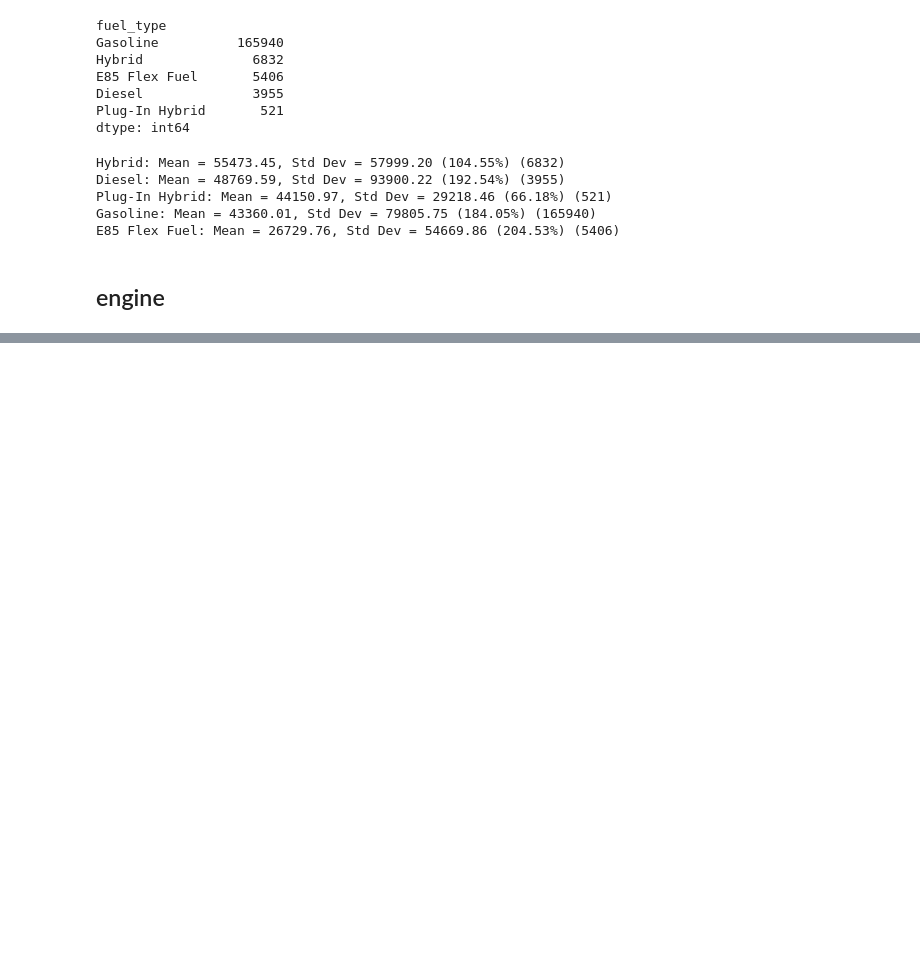
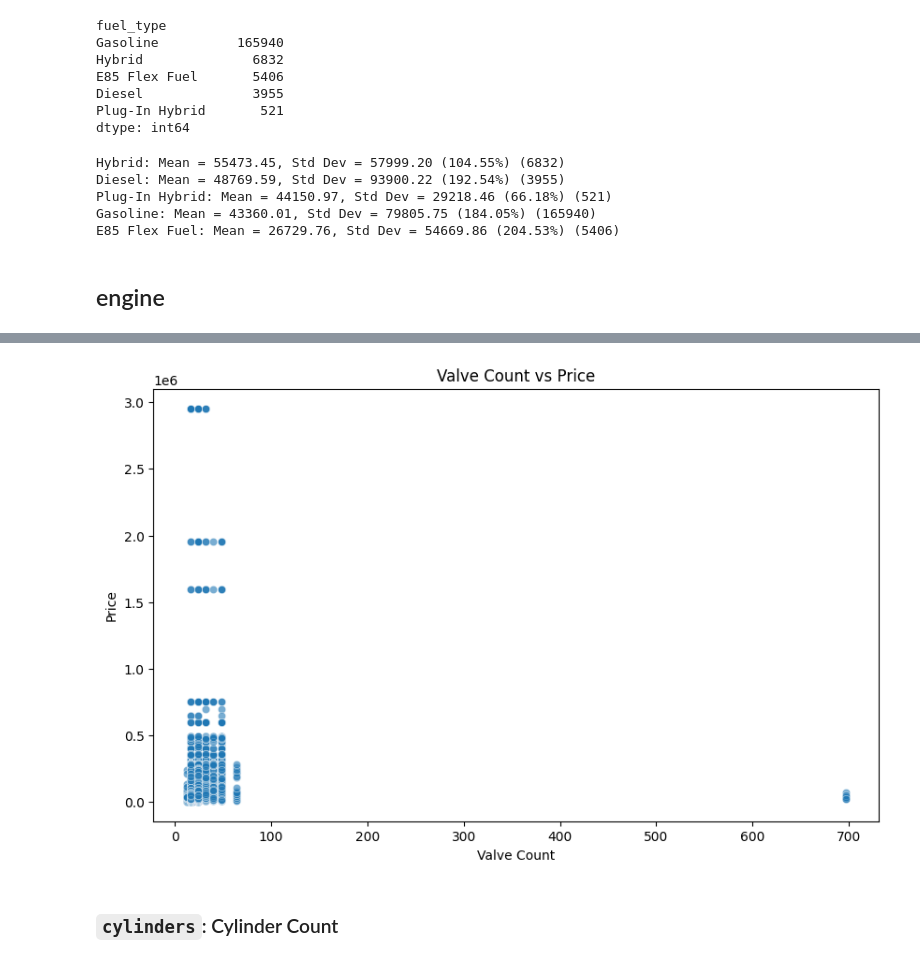
Before and after one commit to phlin0424/kaggle-car-price-pred, a Jupyter notebook: notebooks/eda.ipynb, the cells around one changed output, grey strips where cells are left out. Cells and saved outputs as stored; diff of their text form; code cells hidden in the pictures; blank space fills up the shorter version.

```diff
--- a/notebooks/eda.ipynb
+++ b/notebooks/eda.ipynb
@@ -473,0 +600,7 @@ df_train['engine'].to_list()
+# %%
+# Function to extract valve count
+def extract_valve_count(engine):
+    match = re.search(r'(\d+)V', engine)
+    return int(match.group(1)) if match else None
+# %%
+df_train['valve_count'] = df_train['engine'].apply(extract_valve_count)
@@ -473,0 +627,12 @@ df_train['engine'].to_list()
+# %%
+plt.figure(figsize=(10, 6))
+sns.scatterplot(x='valve_count', y='price', data=df_train, alpha=0.6)
+plt.title('Valve Count vs Price')
+plt.xlabel('Valve Count')
+plt.ylabel('Price')
+plt.show()
+# Some
+# %% [output]
+[figure, added]
+# %% [markdown]
+### `cylinders`: Cylinder Count
```
Also changed, not shown: parts of 29 cells of this notebook.
